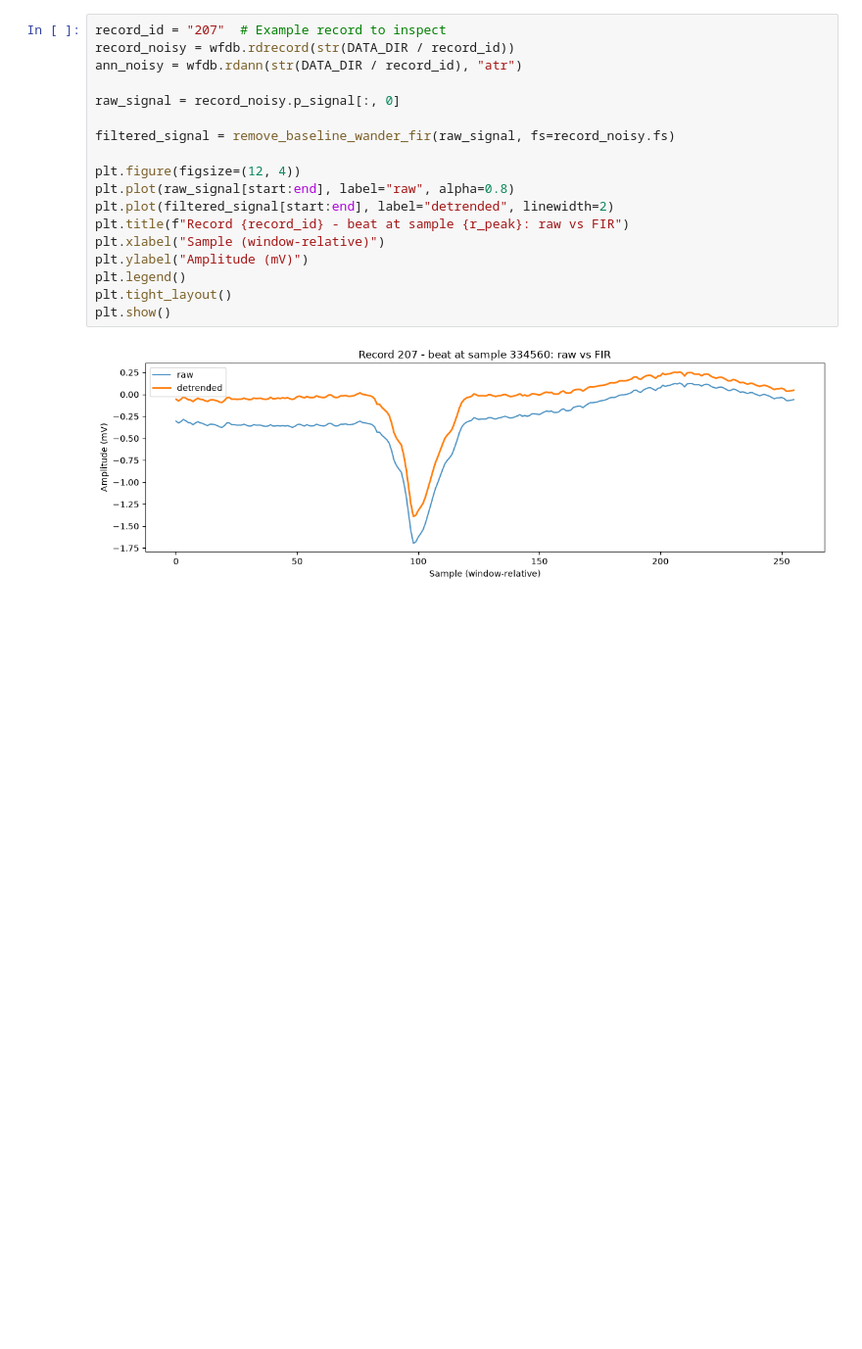
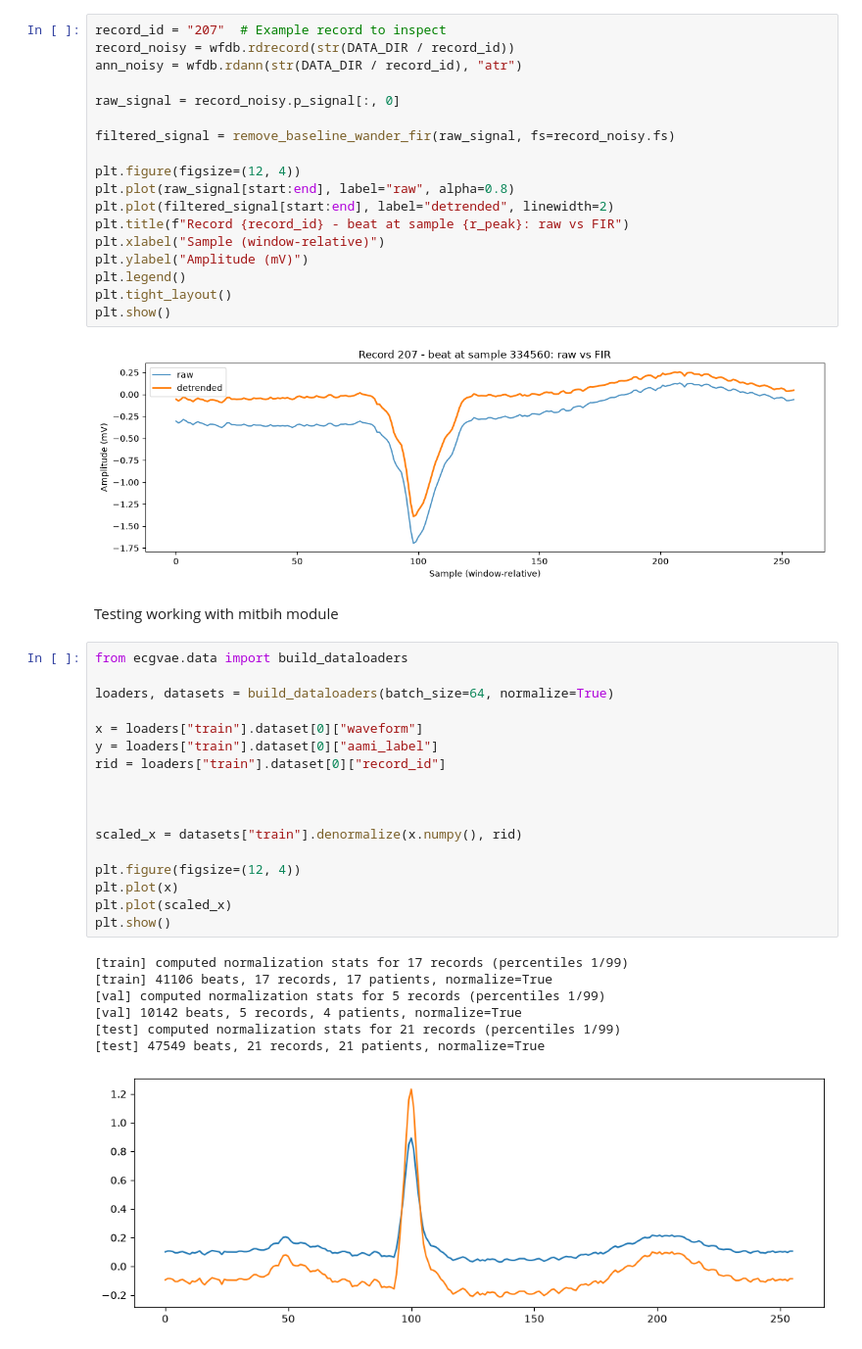
Before and after one commit to matejvu/VAE-Interpretability, a Jupyter notebook: notebooks/data.ipynb, the cells around one changed output. Shown at 98% size. Saved outputs shown, nothing was run; the diff lists cells and outputs as text; blank space fills up the shorter version.

Commit message:
Test mitbih module and dataloaders, especially  normalization

```diff
--- a/notebooks/data.ipynb
+++ b/notebooks/data.ipynb
@@ -215,3 +215,30 @@ plt.tight_layout()
 plt.show()
 # %% [output]
 [figure]
+# %% [markdown]
+Testing working with mitbih module
+# %%
+from ecgvae.data import build_dataloaders
+
+loaders, datasets = build_dataloaders(batch_size=64, normalize=True)
+
+x = loaders["train"].dataset[0]["waveform"]
+y = loaders["train"].dataset[0]["aami_label"]
+rid = loaders["train"].dataset[0]["record_id"]
+
+
+
+scaled_x = datasets["train"].denormalize(x.numpy(), rid)
+
+plt.figure(figsize=(12, 4))
+plt.plot(x)
+plt.plot(scaled_x)
+plt.show()
+# %% [output]
+[train] computed normalization stats for 17 records (percentiles 1/99)
+[train] 41106 beats, 17 records, 17 patients, normalize=True
+[val] computed normalization stats for 5 records (percentiles 1/99)
+[val] 10142 beats, 5 records, 4 patients, normalize=True
+[test] computed normalization stats for 21 records (percentiles 1/99)
+[test] 47549 beats, 21 records, 21 patients, normalize=True
+[figure, added]
```
Also changed, not shown: parts of 1 cell of this notebook.
